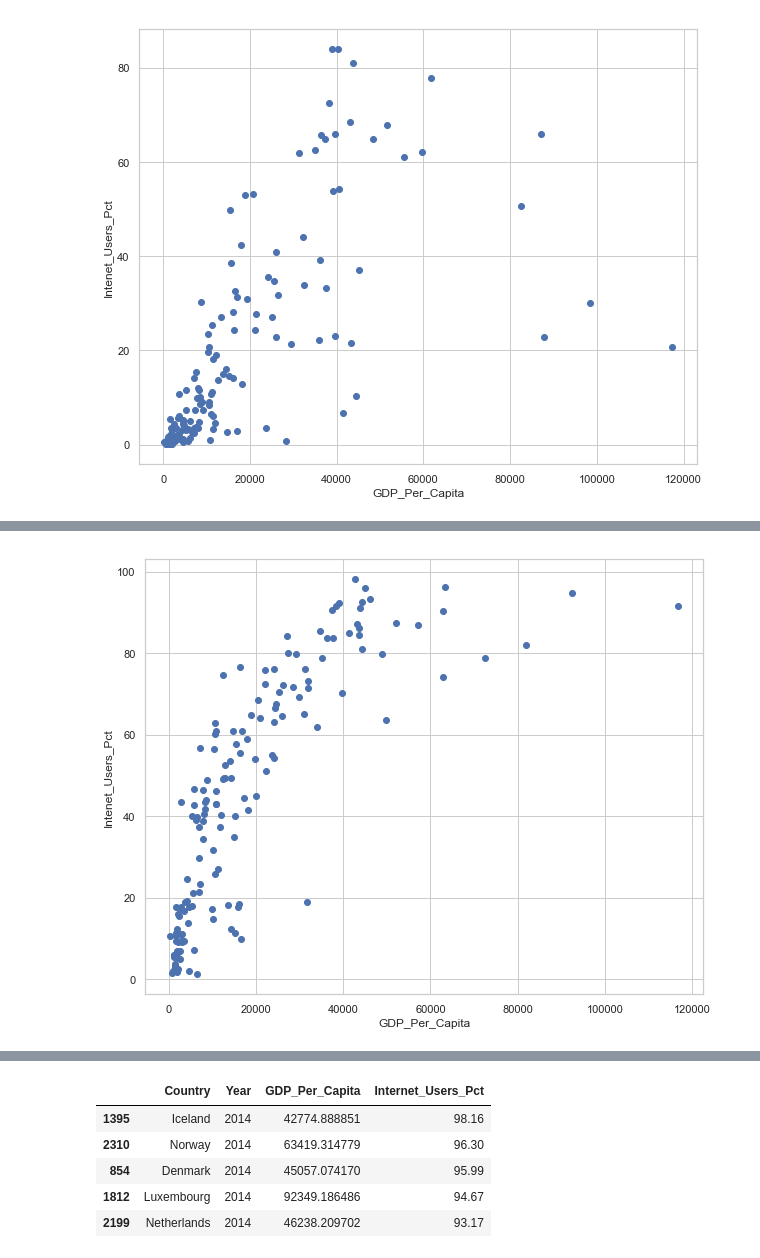
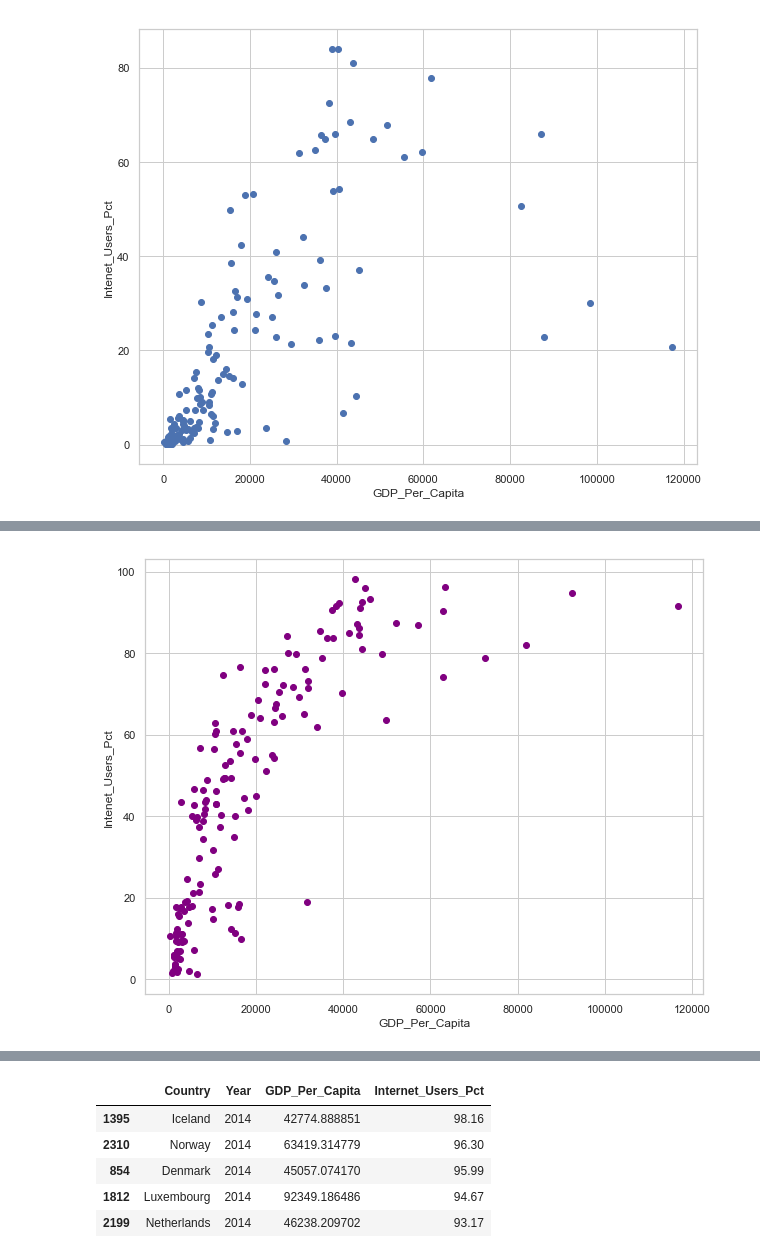
Before and after one commit to RakshandaKaukab05/gdp-and-internet-usage, a Jupyter notebook: new_gdp.ipynb, the cells around one changed output, grey strips where cells are left out. Cells and saved outputs as stored; diff of their text form; code cells hidden in the pictures.

```diff
--- a/new_gdp.ipynb
+++ b/new_gdp.ipynb
@@ -319,9 +338,10 @@ plt.show()
 # %%
+##create a scatter plot for 2014
 plt.figure(figsize = (10, 8))
 sns.set(style="whitegrid")
-plt.scatter(df_2014.GDP_Per_Capita,df_2014.Internet_Users_Pct)
+plt.scatter(df_2014.GDP_Per_Capita,df_2014.Internet_Users_Pct,color = "purple")
 plt.xlabel('GDP_Per_Capita')
 plt.ylabel('Intenet_Users_Pct')
 plt.show()
 # %% [output]
-[figure, old version]
+[figure, new version]
```
Also changed, not shown: parts of 39 cells of this notebook.
